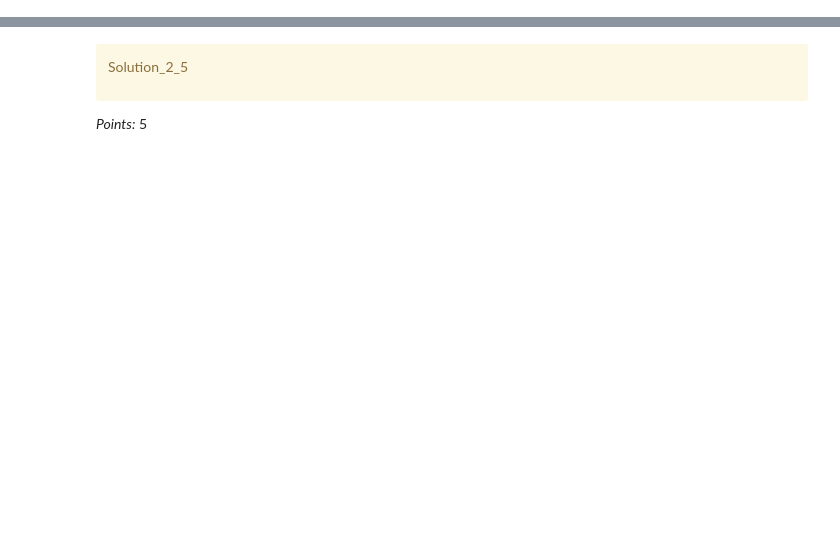
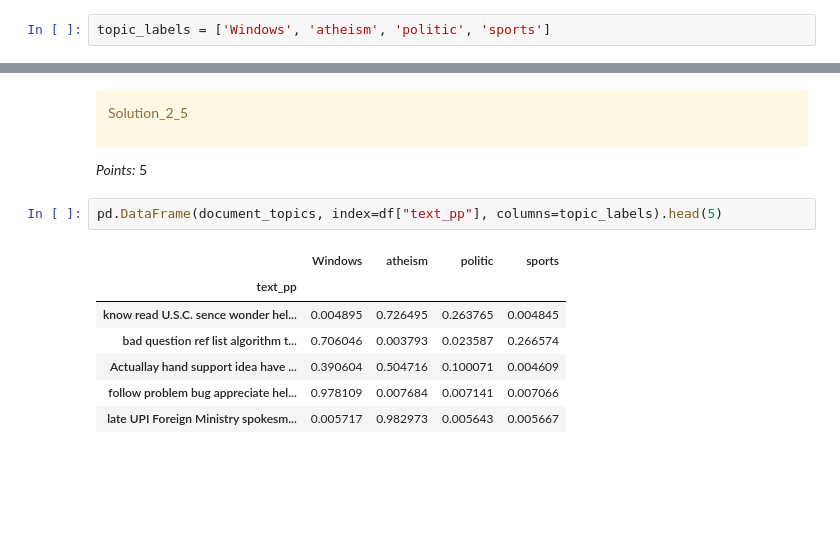
Before and after one commit to Nick-zhen/ML-Project, a Jupyter notebook: hw7/hw7.ipynb, the cells around one changed output, grey strips where cells are left out. Saved outputs shown, nothing was run; the diff lists cells and outputs as text; blank space fills up the shorter version.

```diff
--- a/hw7/hw7.ipynb
+++ b/hw7/hw7.ipynb
@@ -671,0 +786,2 @@ _Points:_ 5
+# %%
+topic_labels = ['Windows', 'atheism', 'politic', 'sports']
@@ -690,6 +817,16 @@ Solution_2_5
 </div>
 
 _Points:_ 5
+# %%
+pd.DataFrame(document_topics, index=df["text_pp"], columns=topic_labels).head(5)
+# %% [output]
+|  | Windows | atheism | politic | sports |
+| text_pp |  |  |  |  |
+| know read U.S.C. sence wonder hel... | 0.004895 | 0.726495 | 0.263765 | 0.004845 |
+| bad question ref list algorithm t... | 0.706046 | 0.003793 | 0.023587 | 0.266574 |
+| Actuallay hand support idea have ... | 0.390604 | 0.504716 | 0.100071 | 0.004609 |
+| follow problem bug appreciate hel... | 0.978109 | 0.007684 | 0.007141 | 0.007066 |
+| late UPI Foreign Ministry spokesm... | 0.005717 | 0.982973 | 0.005643 | 0.005667 |
 # %% [markdown]
 <!-- END QUESTION -->
 
```
Also changed, not shown: parts of 17 cells of this notebook.
